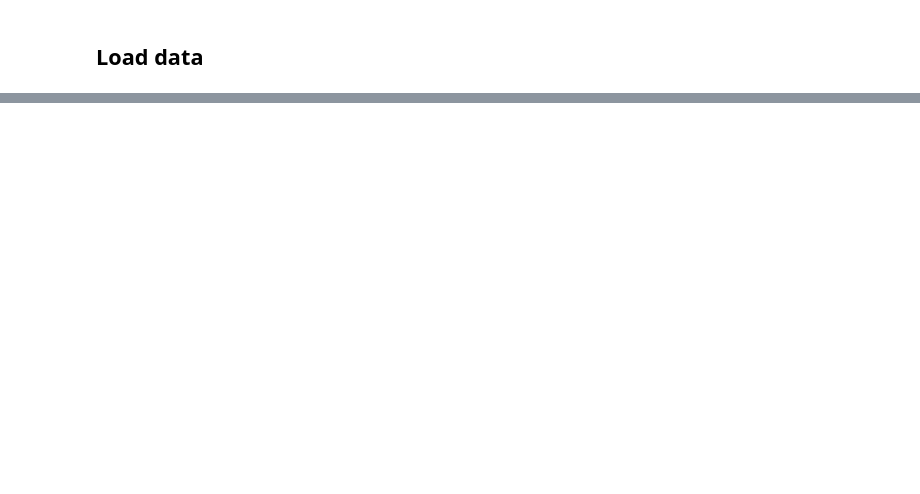
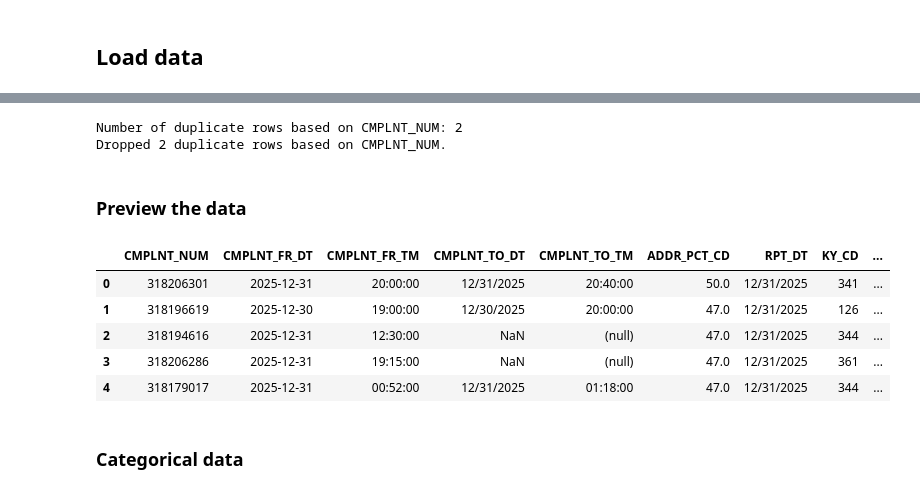
Before and after one commit to peterjakubowski/NYC-Subway-Complaints, a Jupyter notebook: notebooks/nyc_subway_complaints.ipynb, the cells around one changed output, grey strips where cells are left out. Drawn from its saved outputs; the diff is of its cells as text; code cells hidden in the pictures; blank space fills up the shorter version.

```diff
--- a/notebooks/nyc_subway_complaints.ipynb
+++ b/notebooks/nyc_subway_complaints.ipynb
@@ -13,0 +22,6 @@ import os
+# %%
+# set Pandas display options
+pd.set_option('display.max_columns', None)
+pd.set_option('display.max_rows', None)
+pd.set_option('display.width', None)
+pd.set_option('display.max_colwidth', None)
@@ -50,0 +136,23 @@ memory usage: 1.0 GB
+# %%
+# check for duplicate rows by CMPLNT_NUM and drop duplicates if found
+duplicate_count = df.duplicated(subset=['CMPLNT_NUM']).sum()
+print(f"Number of duplicate rows based on CMPLNT_NUM: {duplicate_count}")
+if duplicate_count > 0:
+    df = df.drop_duplicates(subset=['CMPLNT_NUM'])
+    print(f"Dropped {duplicate_count} duplicate rows based on CMPLNT_NUM.")
+# %% [output]
+Number of duplicate rows based on CMPLNT_NUM: 2
+Dropped 2 duplicate rows based on CMPLNT_NUM.
+# %% [markdown]
+### Preview the data
+# %%
+df.head()
+# %% [output]
+|  | CMPLNT_NUM | CMPLNT_FR_DT | CMPLNT_FR_TM | CMPLNT_TO_DT | CMPLNT_TO_TM | ADDR_PCT_CD | RPT_DT | KY_CD | ... |
+| 0 | 318206301 | 2025-12-31 | 20:00:00 | 12/31/2025 | 20:40:00 | 50.0 | 12/31/2025 | 341 | ... |
+| 1 | 318196619 | 2025-12-30 | 19:00:00 | 12/30/2025 | 20:00:00 | 47.0 | 12/31/2025 | 126 | ... |
+| 2 | 318194616 | 2025-12-31 | 12:30:00 | NaN | (null) | 47.0 | 12/31/2025 | 344 | ... |
+| 3 | 318206286 | 2025-12-31 | 19:15:00 | NaN | (null) | 47.0 | 12/31/2025 | 361 | ... |
+| 4 | 318179017 | 2025-12-31 | 00:52:00 | 12/31/2025 | 01:18:00 | 47.0 | 12/31/2025 | 344 | ... |
+# %% [markdown]
+### Categorical data
```
Also changed, not shown: parts of 18 cells of this notebook.
